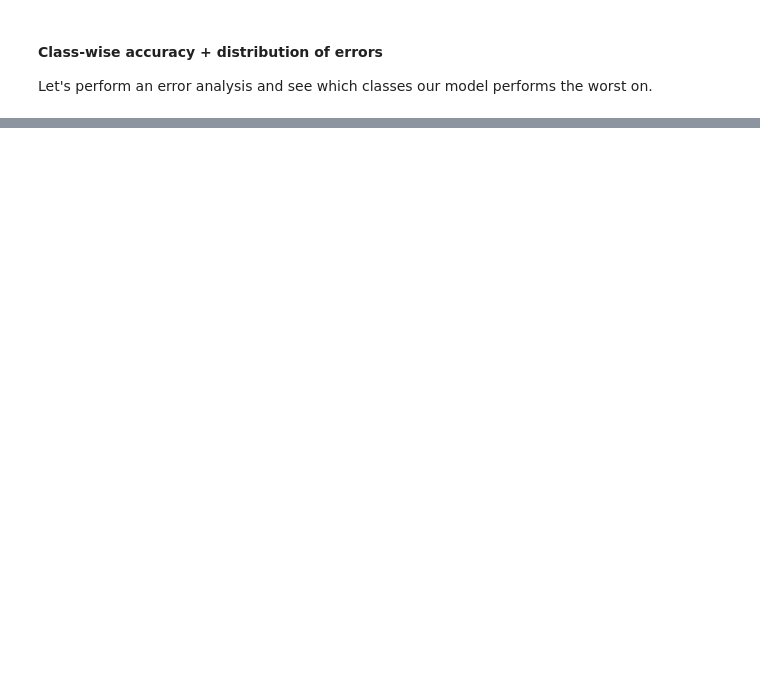
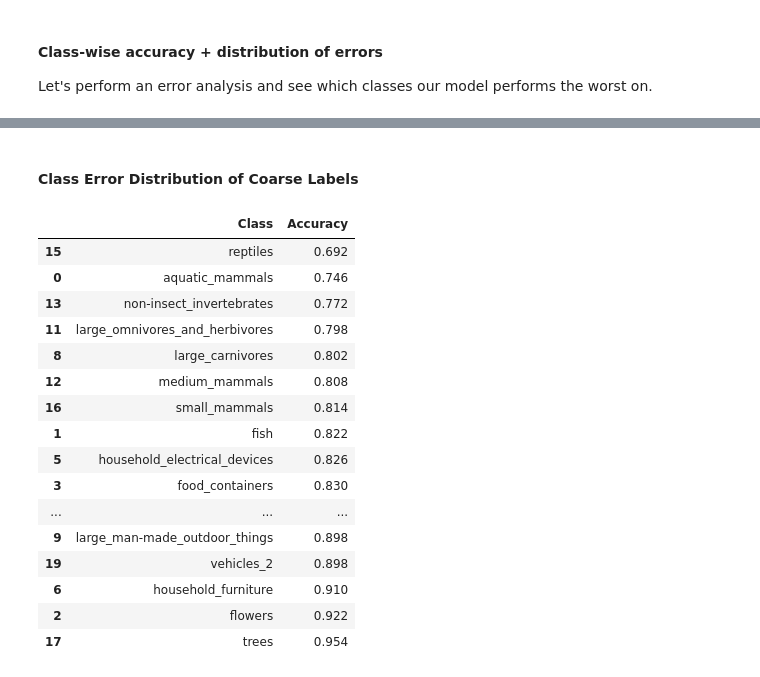
Before and after one commit to kenJPG/CIFAR100, a Jupyter notebook: cifar_100.ipynb, the cells around one changed output, grey strips where cells are left out. Drawn from its saved outputs; the diff is of its cells as text; code cells hidden in the pictures; blank space fills up the shorter version.

```diff
--- a/cifar_100.ipynb
+++ b/cifar_100.ipynb
@@ -2642,0 +2677,28 @@ pd.DataFrame(arr, columns = ['Item', 'Accuracy']).sort_values(by='Accuracy')
+# %% [markdown]
+#### Class Error Distribution of <strong>Coarse Labels</strong>
+# %%
+arr = []
+for i in range(0, 20):
+	idx = np.array(list(map(lambda x: np.argmax(x), coarse_label))) == i
+	output_arr = np.array(list(map(lambda x: np.argmax(x), coarse_output[idx])))
+	arr.append([coarse_classes[i], (output_arr == i).sum() / len(output_arr)])
+
+pd.DataFrame(arr, columns = ['Class', 'Accuracy']).sort_values(by='Accuracy').sort_values(by='Accuracy').head(100)
+# %% [output]
+|  | Class | Accuracy |
+| 15 | reptiles | 0.692 |
+| 0 | aquatic_mammals | 0.746 |
+| 13 | non-insect_invertebrates | 0.772 |
+| 11 | large_omnivores_and_herbivores | 0.798 |
+| 8 | large_carnivores | 0.802 |
+| 12 | medium_mammals | 0.808 |
+| 16 | small_mammals | 0.814 |
+| 1 | fish | 0.822 |
+| 5 | household_electrical_devices | 0.826 |
+| 3 | food_containers | 0.830 |
+| ... | ... | ... |
+| 9 | large_man-made_outdoor_things | 0.898 |
+| 19 | vehicles_2 | 0.898 |
+| 6 | household_furniture | 0.910 |
+| 2 | flowers | 0.922 |
+| 17 | trees | 0.954 |
```
Also changed, not shown: parts of 60 cells of this notebook, 6 other files.
